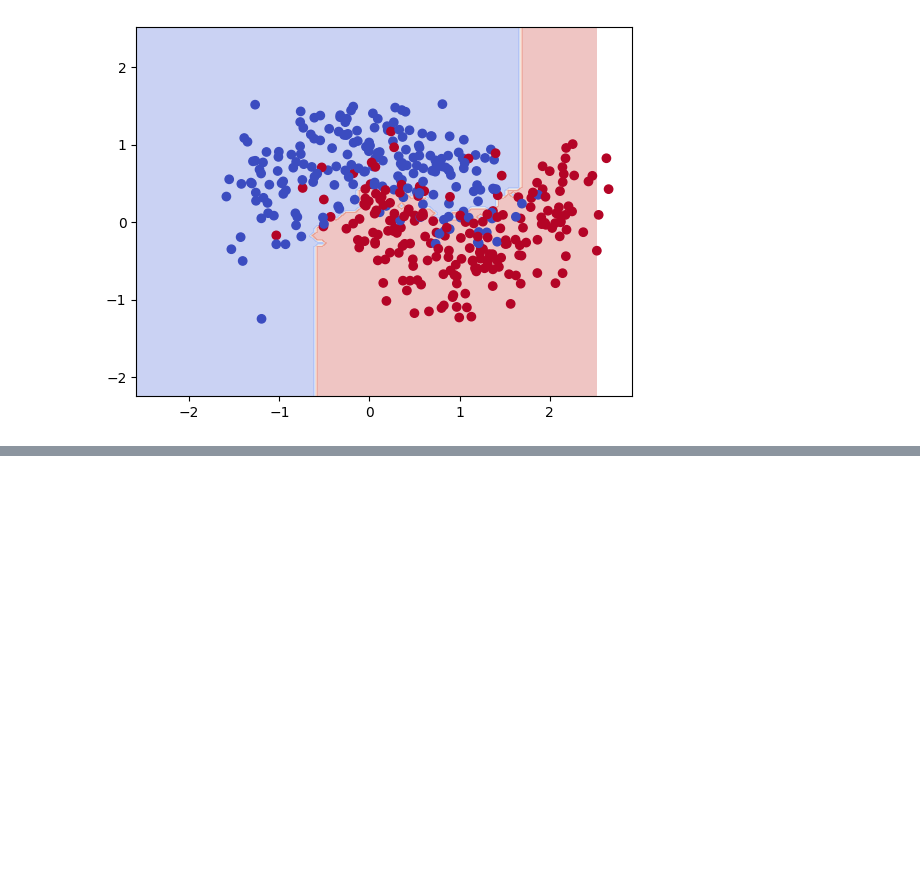
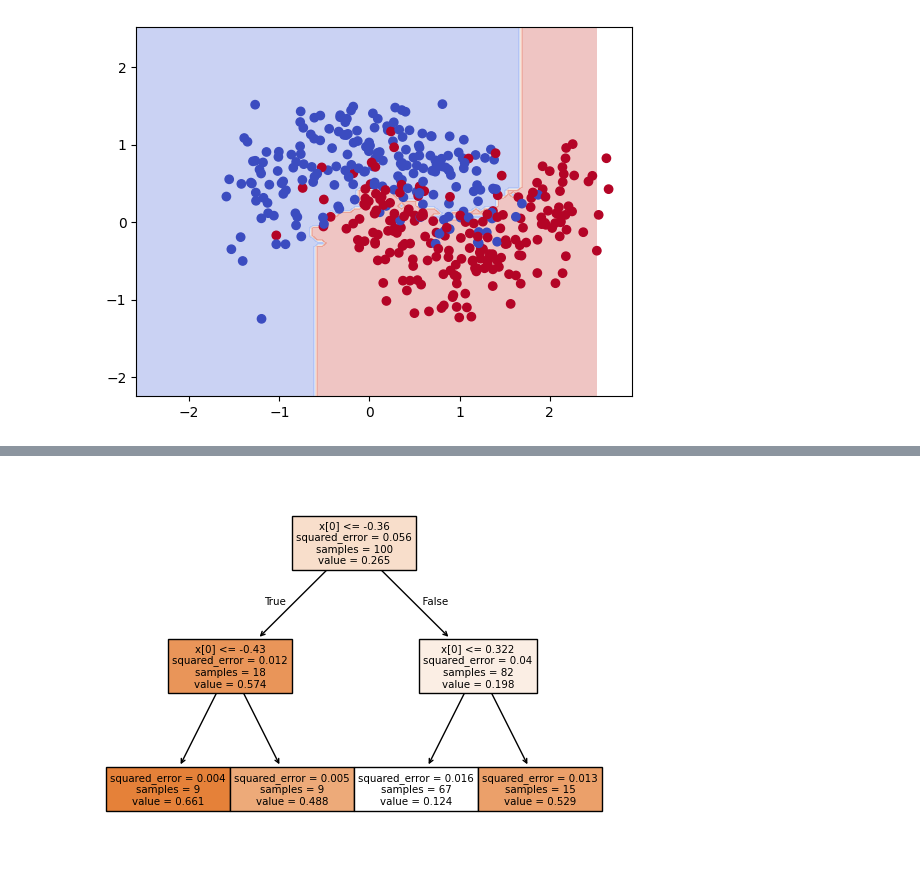
Before and after one commit to Amith1434/ML_Book_Journy, a Jupyter notebook: Chapter_7(Ensemble Learning and Random Forests).ipynb, the cells around one changed output, grey strips where cells are left out. Drawn from its saved outputs; the diff is of its cells as text; code cells hidden in the pictures; blank space fills up the shorter version.

```diff
--- a/Chapter_7(Ensemble Learning and Random Forests).ipynb
+++ b/Chapter_7(Ensemble Learning and Random Forests).ipynb
@@ -157,0 +358,6 @@ plt.show()
+# %%
+from sklearn.tree import plot_tree
+plot_tree(tree_reg1,filled=True)
+plt.show()
+# %% [output]
+[figure, added]
```
Also changed, not shown: parts of 42 cells of this notebook.
